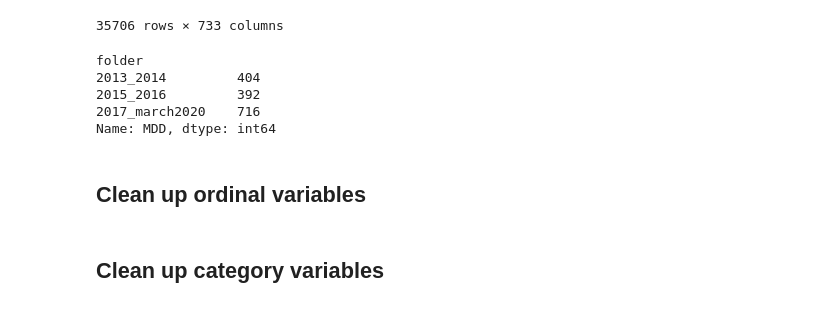
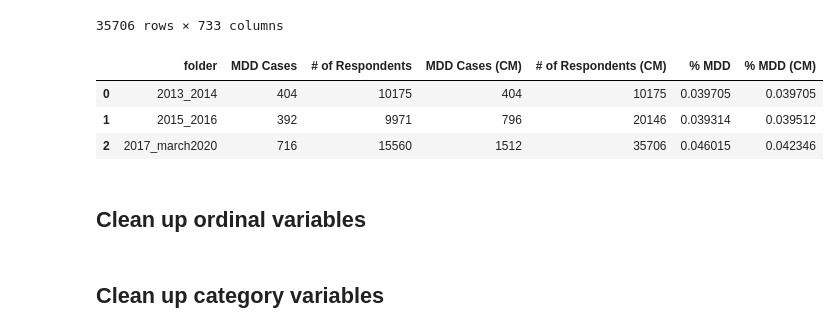
Before and after one commit to orenscarmeli/capstone210-ppd-carmeli_chari_hand_lee, a Jupyter notebook: pipeline/cdc_agg_pipe.ipynb, the cells around one changed output. Saved outputs shown, nothing was run; the diff lists cells and outputs as text; code cells hidden in the pictures.

```diff
--- a/pipeline/cdc_agg_pipe.ipynb
+++ b/pipeline/cdc_agg_pipe.ipynb
@@ -165,16 +270,21 @@ df_cdc_joined_clean
 | 10173 | 83730.0 | NaN | NaN | NaN | NaN | NaN | NaN | NaN | NaN | NaN | ... | ... |
 | 10174 | 83731.0 | NaN | NaN | NaN | NaN | NaN | NaN | NaN | NaN | NaN | ... | ... |
 35706 rows × 733 columns
-# %%
-# total positive cases by file
-
-df_cdc_joined_clean.groupby(['folder'])['MDD'].sum()
-# %% [output]
-folder
-2013_2014         404
-2015_2016         392
-2017_march2020    716
-Name: MDD, dtype: int64
+# %%
+# Check Counts
+df_cdc_total = df_cdc_joined_clean.groupby(['folder'])['MDD'].agg(['sum','count']).reset_index().rename(
+    columns = {'sum':'MDD Cases','count':'# of Respondents'}
+)
+df_cdc_total['MDD Cases (CM)'] = df_cdc_total['MDD Cases'].cumsum()
+df_cdc_total['# of Respondents (CM)'] = df_cdc_total['# of Respondents'].cumsum()
+df_cdc_total['% MDD'] = df_cdc_total['MDD Cases'] / df_cdc_total['# of Respondents']
+df_cdc_total['% MDD (CM)'] = df_cdc_total['MDD Cases (CM)'] / df_cdc_total['# of Respondents (CM)']
+df_cdc_total
+# %% [output]
+|  | folder | MDD Cases | # of Respondents | MDD Cases (CM) | # of Respondents (CM) | % MDD | % MDD (CM) |
+| 0 | 2013_2014 | 404 | 10175 | 404 | 10175 | 0.039705 | 0.039705 |
+| 1 | 2015_2016 | 392 | 9971 | 796 | 20146 | 0.039314 | 0.039512 |
+| 2 | 2017_march2020 | 716 | 15560 | 1512 | 35706 | 0.046015 | 0.042346 |
 # %% [markdown]
 ## Clean up ordinal variables
 # %%
```
Also changed, not shown: parts of 7 cells of this notebook.
